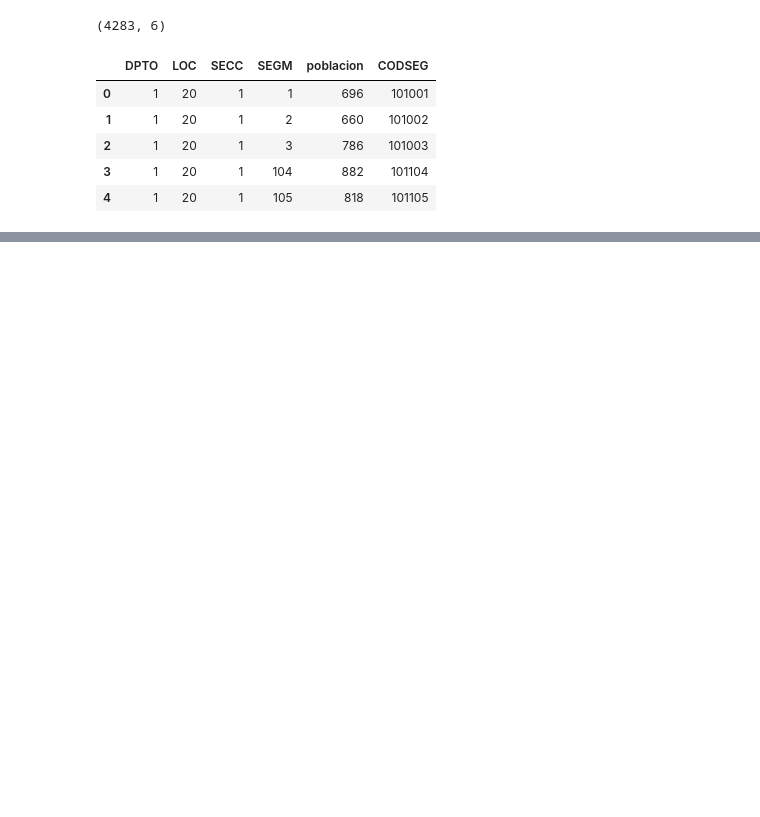
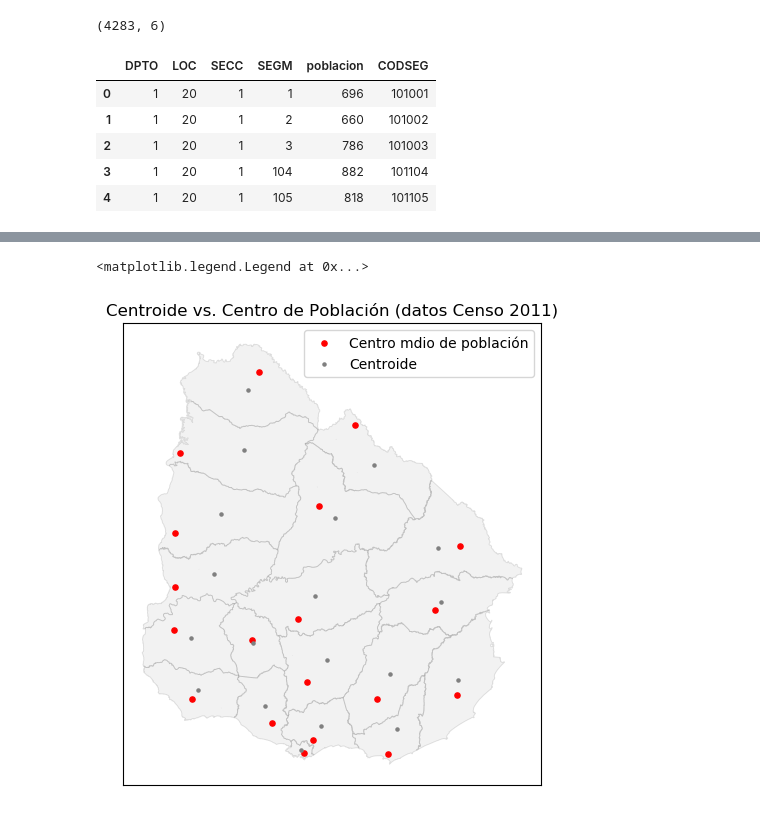
Before and after one commit to guillermodangelo/tesis, a Jupyter notebook: centro_de_poblacion.ipynb, the cells around one changed output, grey strips where cells are left out. Cells and saved outputs as stored; diff of their text form; code cells hidden in the pictures; blank space fills up the shorter version.

```diff
--- a/centro_de_poblacion.ipynb
+++ b/centro_de_poblacion.ipynb
@@ -118,0 +67,48 @@ result_df.to_csv("centroids.csv",index=False)
+# %%
+x_mean = []
+y_mean = []
+
+for n in range (1, 20): # itera sobre departamentos
+    df = pobl_seg[pobl_seg.DEPTO== n ].reset_index()
+
+    x = []
+    y = []
+
+    for i in range ( 0, df.shape[0] ): # pondera cada centroide de segmento por su población
+        x.append( df.loc[i].geometry.centroid.x * df.loc[i].poblacion)
+        y.append( df.loc[i].geometry.centroid.y * df.loc[i].poblacion)
+
+    x_mean.append( np.int64( ( sum(x) / df.poblacion.sum() ) )) # completa la formula
+    y_mean.append( np.int64( ( sum(y) / df.poblacion.sum() ) ))
+# %%
+mean_center = pd.DataFrame({'DEPTO': np.arange(1,20).tolist(), 'x': x_mean, 'y': y_mean})
+
+
+mean_center_gdf = gpd.GeoDataFrame(mean_center.DEPTO,
+                                   geometry=gpd.points_from_xy(mean_center.x, mean_center.y),
+                                   crs= {'init' :'epsg:32721'})
+# %%
+# plot de las capas de departamentos y localidades
+plt.style.use('default')
+
+f, ax = pl.subplots(figsize=(8,6))
+
+# deptos
+deptos.plot(linewidth = 0.7, edgecolor='black', color = 'grey', alpha=0.1, ax = ax)
+
+# localidades
+mean_center_gdf.plot(markersize=14, color = 'red', ax = ax, label='Centro medio de población')
+deptos.geometry.centroid.plot(markersize=5, color = 'grey', ax = ax, label='Centroide')
+
+# oculta ejes
+ax.get_xaxis().set_visible(False)
+ax.get_yaxis().set_visible(False)
+
+# título
+pl.title("Centroide vs. Centro de Población (datos Censo 2011)", size=12)
+
+# referencias
+plt.legend()
+# %% [output]
+<matplotlib.legend.Legend at 0x...>
+[figure, added]
```
Also changed, not shown: parts of 10 cells of this notebook, 9 other files.
